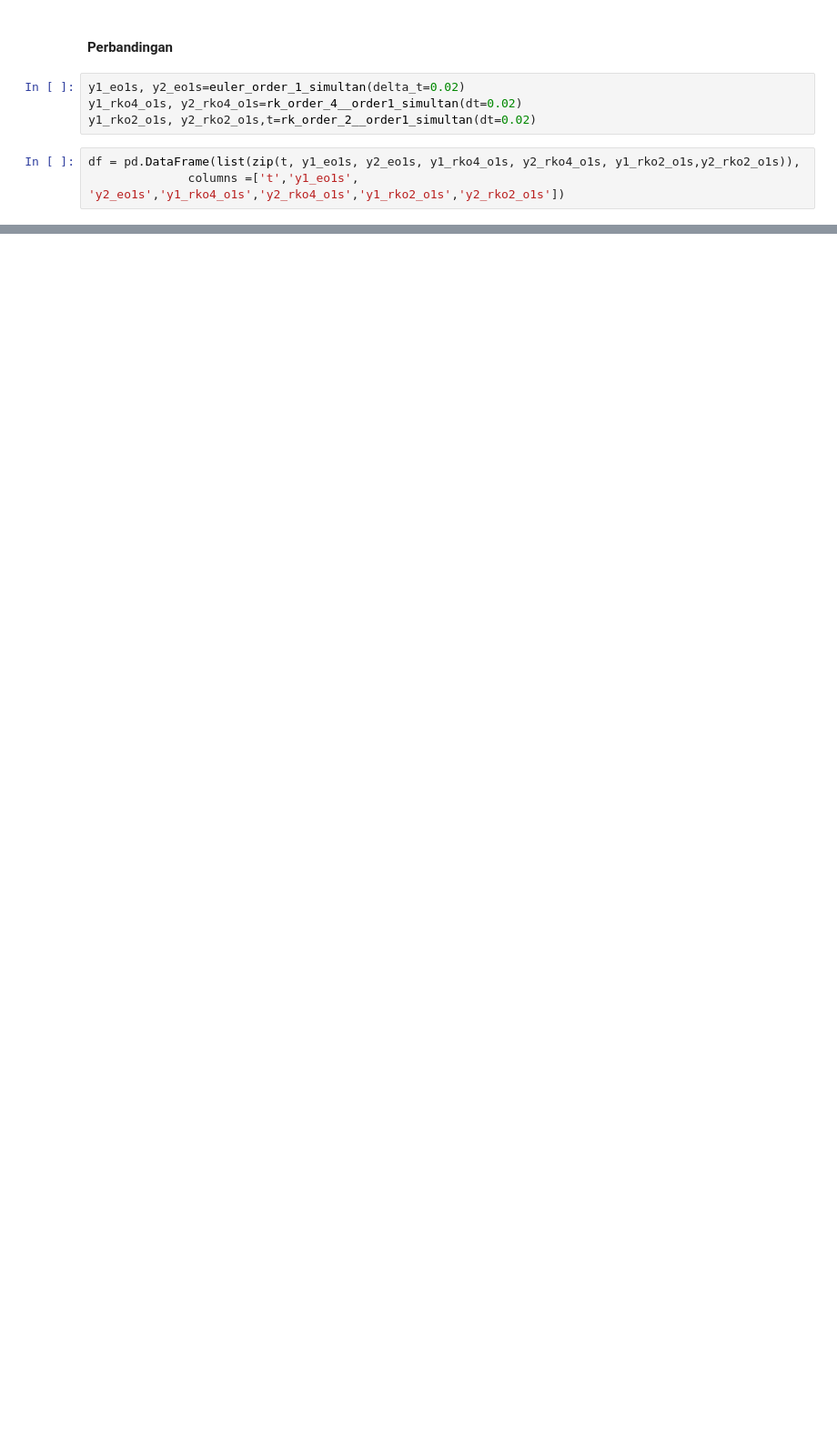
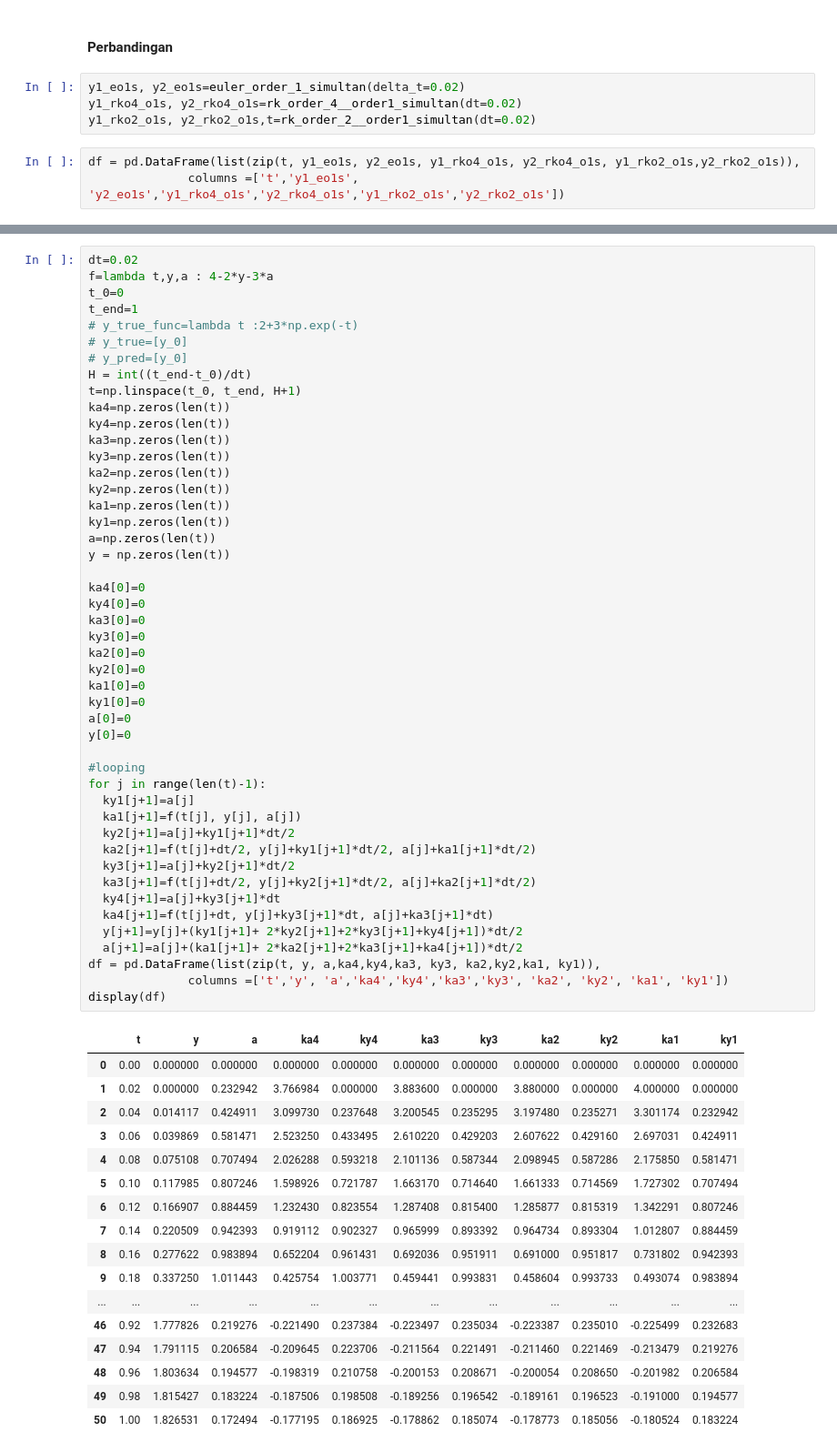
Before and after one commit to RendiZein/Metode-Rekayasa-Komputasi, a Jupyter notebook: RK_Method.ipynb, the cells around one changed output, grey strips where cells are left out. Shown at 91% size. Saved outputs shown, nothing was run; the diff lists cells and outputs as text; blank space fills up the shorter version.

```diff
--- a/RK_Method.ipynb
+++ b/RK_Method.ipynb
@@ -544,0 +625,65 @@ display(df)
+# %%
+dt=0.02
+f=lambda t,y,a : 4-2*y-3*a
+t_0=0
+t_end=1
+# y_true_func=lambda t :2+3*np.exp(-t)
+# y_true=[y_0]
+# y_pred=[y_0]
+H = int((t_end-t_0)/dt)
+t=np.linspace(t_0, t_end, H+1)
+ka4=np.zeros(len(t))
+ky4=np.zeros(len(t))
+ka3=np.zeros(len(t))
+ky3=np.zeros(len(t))
+ka2=np.zeros(len(t))
+ky2=np.zeros(len(t))
+ka1=np.zeros(len(t))
+ky1=np.zeros(len(t))
+a=np.zeros(len(t))
+y = np.zeros(len(t))
+
+ka4[0]=0
+ky4[0]=0
+ka3[0]=0
+ky3[0]=0
+ka2[0]=0
+ky2[0]=0
+ka1[0]=0
+ky1[0]=0
+a[0]=0
+y[0]=0
+
+#looping
+for j in range(len(t)-1):
+  ky1[j+1]=a[j]
+  ka1[j+1]=f(t[j], y[j], a[j])
+  ky2[j+1]=a[j]+ky1[j+1]*dt/2
+  ka2[j+1]=f(t[j]+dt/2, y[j]+ky1[j+1]*dt/2, a[j]+ka1[j+1]*dt/2)
+  ky3[j+1]=a[j]+ky2[j+1]*dt/2
+  ka3[j+1]=f(t[j]+dt/2, y[j]+ky2[j+1]*dt/2, a[j]+ka2[j+1]*dt/2)
+  ky4[j+1]=a[j]+ky3[j+1]*dt
+  ka4[j+1]=f(t[j]+dt, y[j]+ky3[j+1]*dt, a[j]+ka3[j+1]*dt)
+  y[j+1]=y[j]+(ky1[j+1]+ 2*ky2[j+1]+2*ky3[j+1]+ky4[j+1])*dt/2
+  a[j+1]=a[j]+(ka1[j+1]+ 2*ka2[j+1]+2*ka3[j+1]+ka4[j+1])*dt/2
+df = pd.DataFrame(list(zip(t, y, a,ka4,ky4,ka3, ky3, ka2,ky2,ka1, ky1)),
+              columns =['t','y', 'a','ka4','ky4','ka3','ky3', 'ka2', 'ky2', 'ka1', 'ky1'])
+display(df)
+# %% [output]
+|  | t | y | a | ka4 | ky4 | ka3 | ky3 | ka2 | ky2 | ka1 | ky1 |
+| 0 | 0.00 | 0.000000 | 0.000000 | 0.000000 | 0.000000 | 0.000000 | 0.000000 | 0.000000 | 0.000000 | 0.000000 | 0.000000 |
+| 1 | 0.02 | 0.000000 | 0.232942 | 3.766984 | 0.000000 | 3.883600 | 0.000000 | 3.880000 | 0.000000 | 4.000000 | 0.000000 |
+| 2 | 0.04 | 0.014117 | 0.424911 | 3.099730 | 0.237648 | 3.200545 | 0.235295 | 3.197480 | 0.235271 | 3.301174 | 0.232942 |
+| 3 | 0.06 | 0.039869 | 0.581471 | 2.523250 | 0.433495 | 2.610220 | 0.429203 | 2.607622 | 0.429160 | 2.697031 | 0.424911 |
+| 4 | 0.08 | 0.075108 | 0.707494 | 2.026288 | 0.593218 | 2.101136 | 0.587344 | 2.098945 | 0.587286 | 2.175850 | 0.581471 |
+| 5 | 0.10 | 0.117985 | 0.807246 | 1.598926 | 0.721787 | 1.663170 | 0.714640 | 1.661333 | 0.714569 | 1.727302 | 0.707494 |
+| 6 | 0.12 | 0.166907 | 0.884459 | 1.232430 | 0.823554 | 1.287408 | 0.815400 | 1.285877 | 0.815319 | 1.342291 | 0.807246 |
+| 7 | 0.14 | 0.220509 | 0.942393 | 0.919112 | 0.902327 | 0.965999 | 0.893392 | 0.964734 | 0.893304 | 1.012807 | 0.884459 |
+| 8 | 0.16 | 0.277622 | 0.983894 | 0.652204 | 0.961431 | 0.692036 | 0.951911 | 0.691000 | 0.951817 | 0.731802 | 0.942393 |
+| 9 | 0.18 | 0.337250 | 1.011443 | 0.425754 | 1.003771 | 0.459441 | 0.993831 | 0.458604 | 0.993733 | 0.493074 | 0.983894 |
+| ... | ... | ... | ... | ... | ... | ... | ... | ... | ... | ... | ... |
+| 46 | 0.92 | 1.777826 | 0.219276 | -0.221490 | 0.237384 | -0.223497 | 0.235034 | -0.223387 | 0.235010 | -0.225499 | 0.232683 |
+| 47 | 0.94 | 1.791115 | 0.206584 | -0.209645 | 0.223706 | -0.211564 | 0.221491 | -0.211460 | 0.221469 | -0.213479 | 0.219276 |
+| 48 | 0.96 | 1.803634 | 0.194577 | -0.198319 | 0.210758 | -0.200153 | 0.208671 | -0.200054 | 0.208650 | -0.201982 | 0.206584 |
+| 49 | 0.98 | 1.815427 | 0.183224 | -0.187506 | 0.198508 | -0.189256 | 0.196542 | -0.189161 | 0.196523 | -0.191000 | 0.194577 |
+| 50 | 1.00 | 1.826531 | 0.172494 | -0.177195 | 0.186925 | -0.178862 | 0.185074 | -0.178773 | 0.185056 | -0.180524 | 0.183224 |
```
Also changed, not shown: parts of 8 cells of this notebook.
